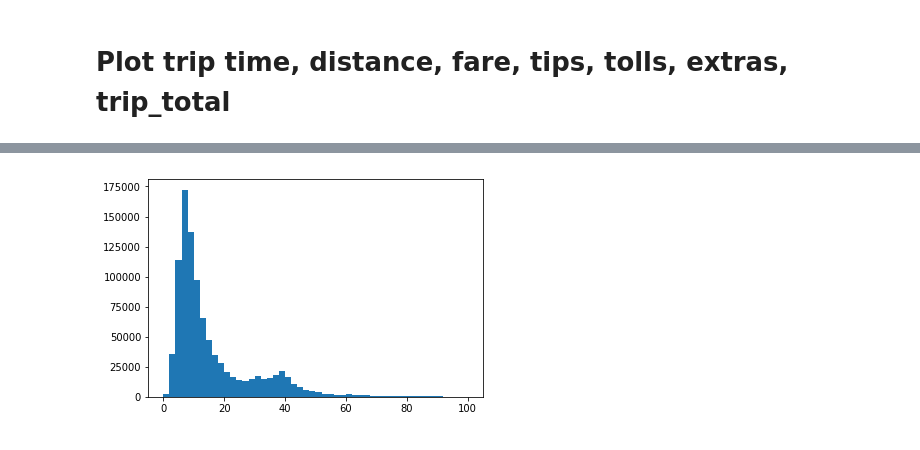
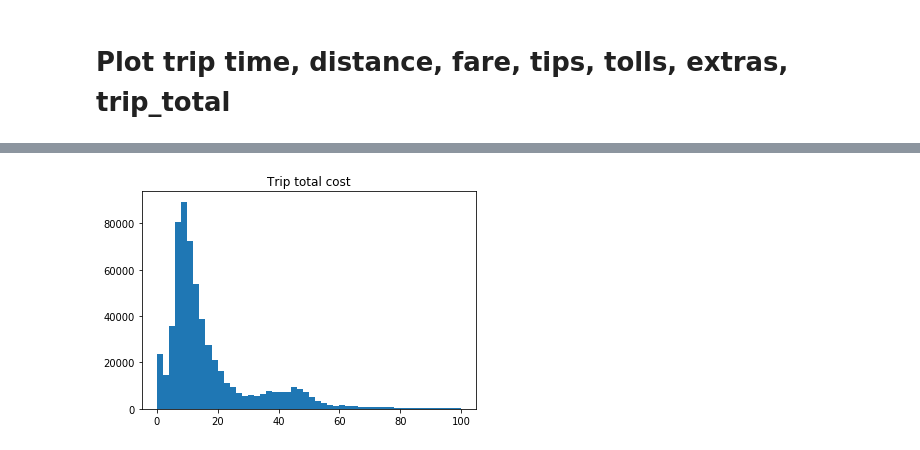
Before and after one commit to bana513/chicago_taxi_trips, a Jupyter notebook: analyze.ipynb, the cells around one changed output, grey strips where cells are left out. Cells and saved outputs as stored; diff of their text form; code cells hidden in the pictures.

```diff
--- a/analyze.ipynb
+++ b/analyze.ipynb
@@ -81,4 +66,5 @@ print("# trips longer than 100 miles:", (df.trip_miles > 100).sum())
 # %%
-plt.hist(df.fare[(0 < df.fare) & (df.fare < 100)], bins=50);
+plt.title("Trip total cost")
+plt.hist(df.trip_total[(df.trip_total < 100)], bins=50);
 # %% [output]
-[figure, old version]
+[figure, new version]
```
Also changed, not shown: parts of 62 cells of this notebook, 2 other files.
